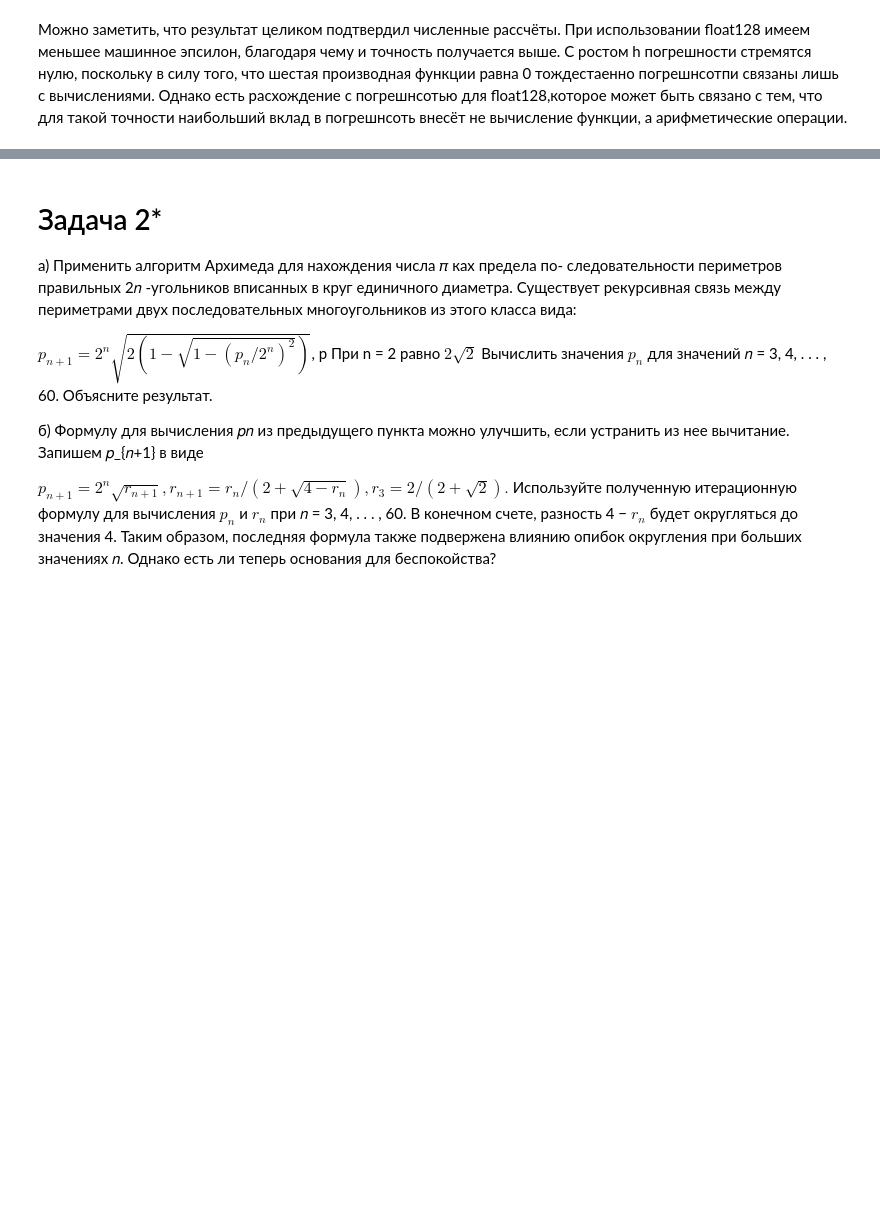
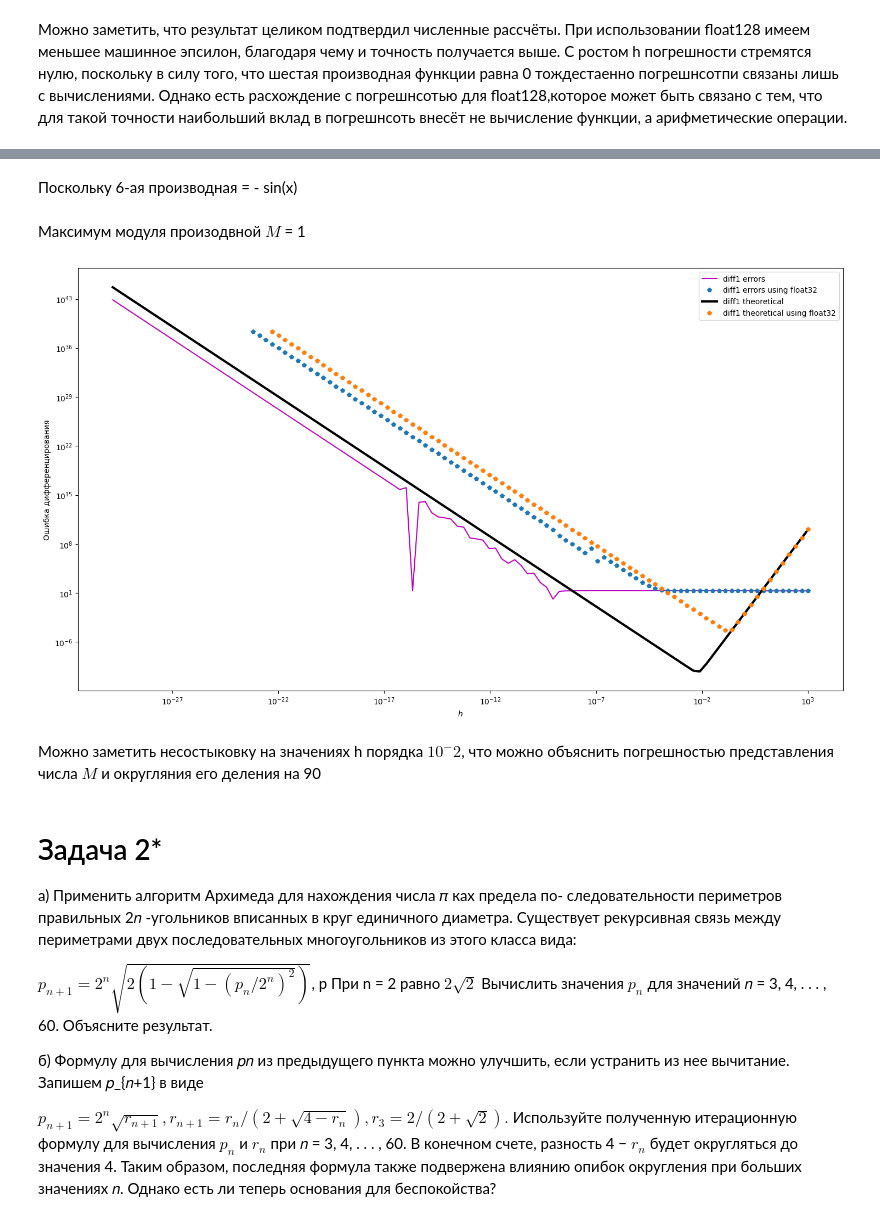
Before and after one commit to stas1404/-, a Jupyter notebook: hoMework1.ipynb, the cells around one changed output, grey strips where cells are left out. Cells and saved outputs as stored; diff of their text form; code cells hidden in the pictures; blank space fills up the shorter version.

```diff
--- a/hoMework1.ipynb
+++ b/hoMework1.ipynb
@@ -308,3 +310,53 @@ plt.show()
+# %%
+def g_float(x):
+    return float(np.sin(float(x)))
+def g_float32(x):
+    return np.float32(np.sin(x))
+# %% [markdown]
+Поскольку 6-ая производная =  - sin(x)
+# %% [markdown]
+Максимум модуля произодвной $M$ = 1
+# %%
+import matplotlib.pyplot as plt
+import numpy as np
+def g_deriv(x):
+    return np.cos(x)
+x0 = 1
+# массив, содержащий различные шаги дифференцирования
+h_array = 2.0**(-np.arange(-10, 100, 1))
+
+errors_diff1 = []
+errors_diff1_float32 = []
+errors_diff1_theoretical = []
+errors_diff1_theoretical_float32 = []
+
+M = 1
+P = 1
+
+# Вычисляем значение ошибки и теоретическую оценку ошибки при различных шагах дифференцирования
+for h in h_array:
+    errors_diff1.append(abs(deriv_float(g_float, 1.0, float(h)) - deriv_exp(1.0)))
+    errors_diff1_float32.append(abs(deriv_float32(g_float32, np.float32(1), np.float32(h)) - deriv_exp_float32(np.float32(1))))
+    errors_diff1_theoretical.append((16 * P * 2 ** (-52)) / (3 * float(h) ** 2) + (M * float(h) ** 4) / 90)
+    errors_diff1_theoretical_float32.append(np.float32((16 * P * 2 ** (-23)) / (3 * np.float32(h) ** 2)+ (M * np.float32(h) ** 4) / 90))
+
+plt.figure(figsize=(18, 10))
+
+# Рисуем в логорифмической шкале
+plt.loglog(h_array, errors_diff1, 'm', ms=7, label='diff1 errors')
+plt.loglog(h_array, errors_diff1_float32, 'p', ms=6, label='diff1 errors using float32')
+plt.loglog(h_array, errors_diff1_theoretical, 'k-', label='diff1 theoretical', lw=3)
+plt.loglog(h_array, errors_diff1_theoretical_float32, 'p', label='diff1 theoretical using float32', lw=3)
+
+plt.xlabel('$h$')
+plt.ylabel('Ошибка дифференцирования')
+plt.legend()
+
+plt.show()
+# %% [output]
+[figure, added]
+# %% [markdown]
+Можно заметить несостыковку на значениях h порядка $10^-2$, что можно объяснить погрешностью представления числа $M$ и округляния его деления на 90
 # %% [markdown]
 # Задача 2*
 
```
Also changed, not shown: parts of 6 cells of this notebook, 1 other file.
